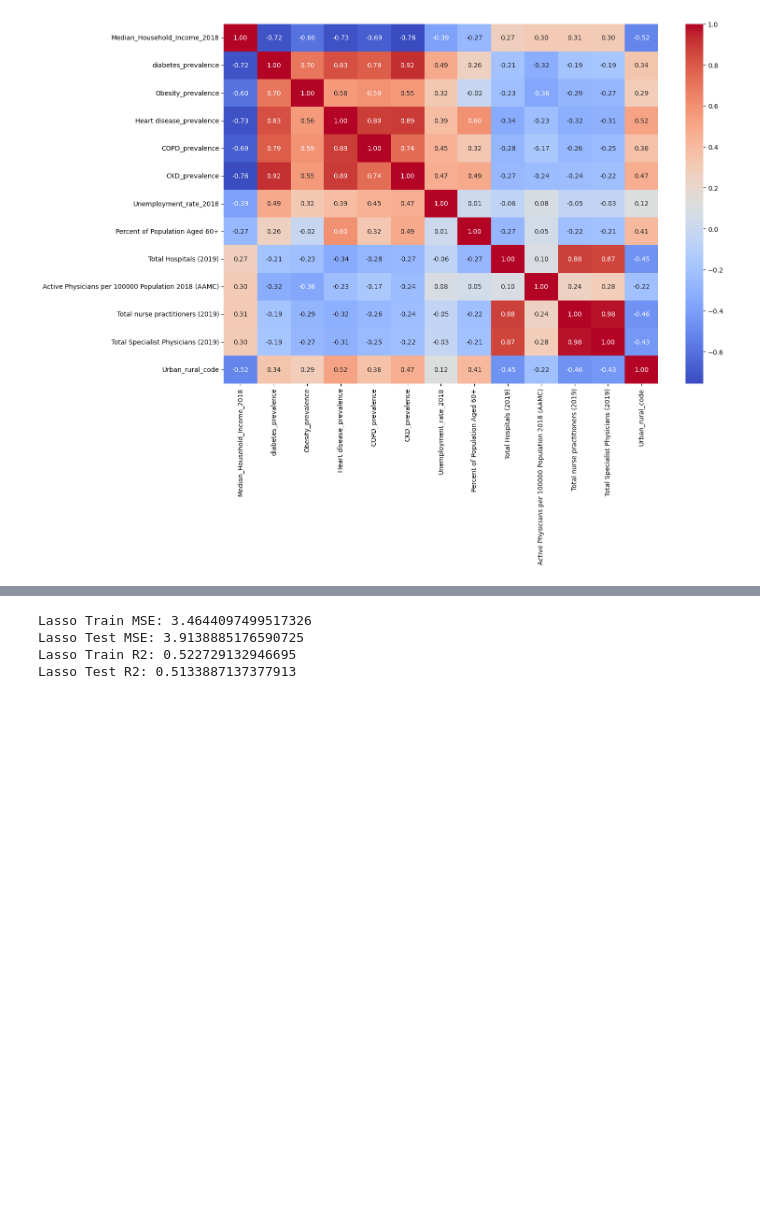
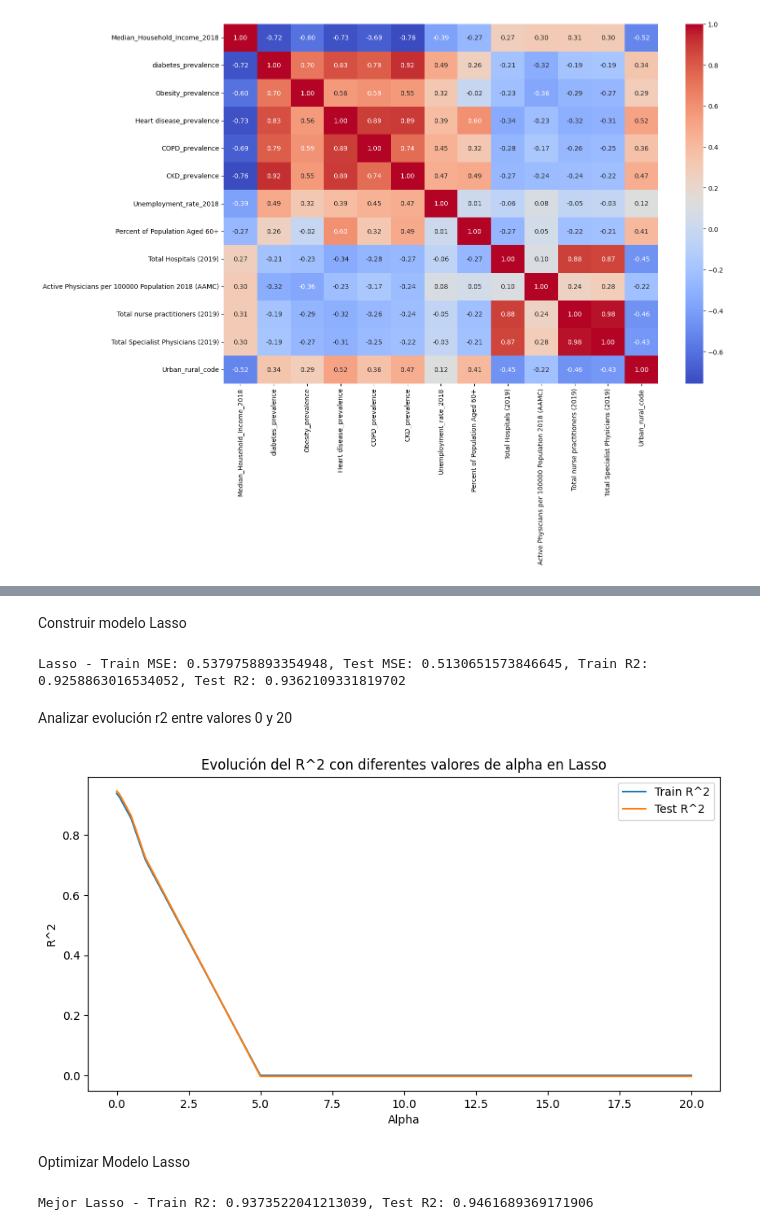
Before and after one commit to 4GeeksAcademy/Regresion_Lineal_Regularizada, a Jupyter notebook: src/explore.ipynb, the cells around one changed output, grey strips where cells are left out. Drawn from its saved outputs; the diff is of its cells as text; code cells hidden in the pictures; blank space fills up the shorter version.

```diff
--- a/src/explore.ipynb
+++ b/src/explore.ipynb
@@ -111,25 +132,65 @@ Modelo Lasso
+# %% [markdown]
+Construir modelo Lasso
 # %%
-from sklearn.linear_model import Lasso, Ridge
-# Modelo Lasso
+# Entrenar el modelo Lasso
 lasso_model = Lasso(alpha=0.1, max_iter=300)
 lasso_model.fit(X_train_scaled, y_train)
+
+# Predicciones
 y_pred_train_lasso = lasso_model.predict(X_train_scaled)
 y_pred_test_lasso = lasso_model.predict(X_test_scaled)
+
+# Evaluar el modelo Lasso
+train_mse_lasso = mean_squared_error(y_train, y_pred_train_lasso)
+test_mse_lasso = mean_squared_error(y_test, y_pred_test_lasso)
+train_r2_lasso = r2_score(y_train, y_pred_train_lasso)
+test_r2_lasso = r2_score(y_test, y_pred_test_lasso)
+
+print(f'Lasso - Train MSE: {train_mse_lasso}, Test MSE: {test_mse_lasso}, Train R2: {train_r2_lasso}, Test R2: {test_r2_lasso}')
+# %% [output]
+Lasso - Train MSE: 0.5379758893354948, Test MSE: 0.5130651573846645, Train R2: 0.9258863016534052, Test R2: 0.9362109331819702
-# %%
-from sklearn.metrics import mean_squared_error, r2_score
-
-# Evaluar el modelo Lasso
-train_mse_lasso = mean_squared_error(y_train, y_pred_train_lasso)
-test_mse_lasso = mean_squared_error(y_test, y_pred_test_lasso)
-train_r2_lasso = r2_score(y_train, y_pred_train_lasso)
-test_r2_lasso = r2_score(y_test, y_pred_test_lasso)
-
-print(f'Lasso Train MSE: {train_mse_lasso}')
-print(f'Lasso Test MSE: {test_mse_lasso}')
-print(f'Lasso Train R2: {train_r2_lasso}')
-print(f'Lasso Test R2: {test_r2_lasso}')
-# %% [output]
-Lasso Train MSE: 3.4644097499517326
-Lasso Test MSE: 3.9138885176590725
-Lasso Train R2: 0.522729132946695
-Lasso Test R2: 0.5133887137377913
+# %% [markdown]
+Analizar evolución r2 entre valores 0 y 20
+# %%
+alphas = [0.0, 0.1, 0.5, 1.0, 5.0, 10.0, 20.0]
+train_r2_values = []
+test_r2_values = []
+
+for alpha in alphas:
+    lasso = Lasso(alpha=alpha, max_iter=300)
+    lasso.fit(X_train_scaled, y_train)
+    train_r2_values.append(lasso.score(X_train_scaled, y_train))
+    test_r2_values.append(lasso.score(X_test_scaled, y_test))
+
+# Dibuja los valores de R^2
+plt.figure(figsize=(10, 5))
+plt.plot(alphas, train_r2_values, label='Train R^2')
+plt.plot(alphas, test_r2_values, label='Test R^2')
+plt.xlabel('Alpha')
+plt.ylabel('R^2')
+plt.title('Evolución del R^2 con diferentes valores de alpha en Lasso')
+plt.legend()
+plt.show()
+# %% [output]
+[figure, added]
+# %% [markdown]
+Optimizar Modelo Lasso
+# %%
+from sklearn.model_selection import GridSearchCV
+
+# Búsqueda de hiperparámetros para Lasso
+param_grid = {'alpha': [0.01, 0.1, 1, 10, 100]}
+lasso = Lasso(max_iter=300)
+grid_search = GridSearchCV(lasso, param_grid, cv=5)
+grid_search.fit(X_train_scaled, y_train)
+
+# Mejor modelo
+best_lasso = grid_search.best_estimator_
+
+# Evaluar el mejor modelo
+best_train_r2 = best_lasso.score(X_train_scaled, y_train)
+best_test_r2 = best_lasso.score(X_test_scaled, y_test)
+
+print(f'Mejor Lasso - Train R2: {best_train_r2}, Test R2: {best_test_r2}')
+# %% [output]
+Mejor Lasso - Train R2: 0.9373522041213039, Test R2: 0.9461689369171906
```
Also changed, not shown: parts of 16 cells of this notebook, 3 other files.
